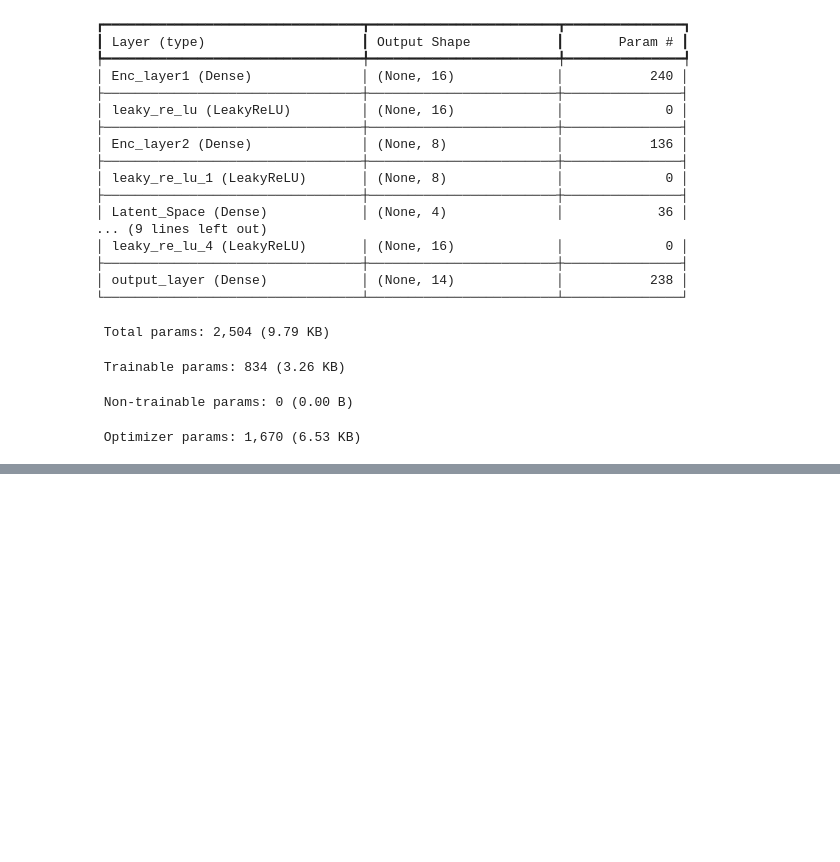
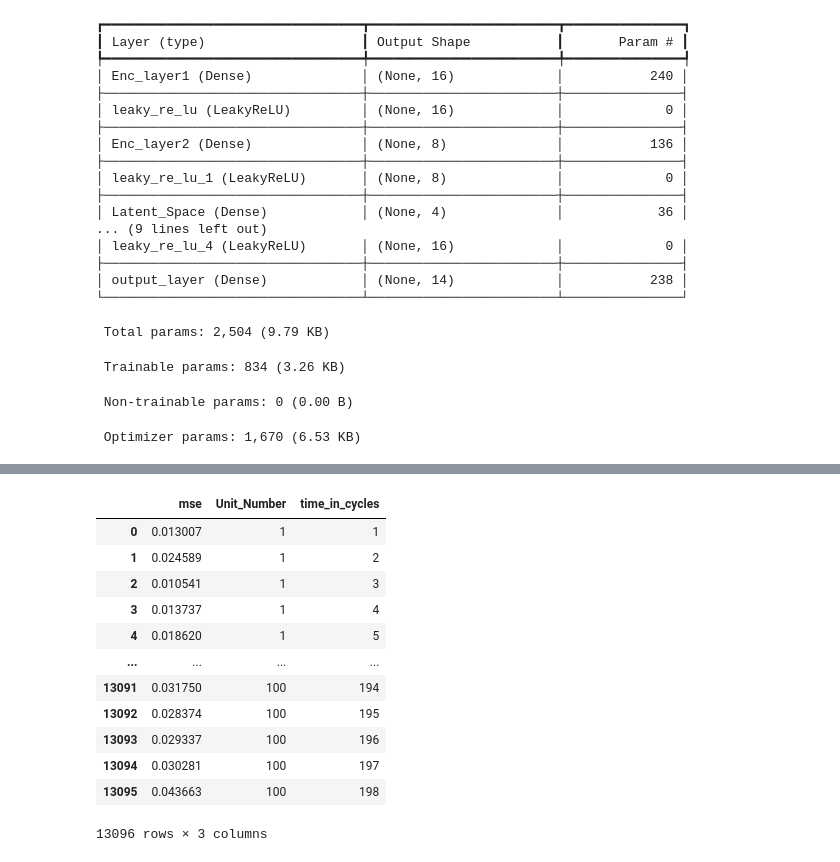
Before and after one commit to ShivaramHR/telemetry-anomaly-detector, a Jupyter notebook: Notebooks/AutoEncoder.ipynb, the cells around one changed output, grey strips where cells are left out. Cells and saved outputs as stored; diff of their text form; code cells hidden in the pictures; blank space fills up the shorter version.

```diff
--- a/Notebooks/AutoEncoder.ipynb
+++ b/Notebooks/AutoEncoder.ipynb
@@ -206,0 +243,20 @@ Model: "sequential"
+# %%
+data["Unit_Number"] = data["composite_id"] // 1000
+data["time_in_cycles"] = data["composite_id"] % 1000
+col = ["composite_id"]
+final_data = data.drop(columns = col)
+final_data
+# %% [output]
+|  | mse | Unit_Number | time_in_cycles |
+| 0 | 0.013007 | 1 | 1 |
+| 1 | 0.024589 | 1 | 2 |
+| 2 | 0.010541 | 1 | 3 |
+| 3 | 0.013737 | 1 | 4 |
+| 4 | 0.018620 | 1 | 5 |
+| ... | ... | ... | ... |
+| 13091 | 0.031750 | 100 | 194 |
+| 13092 | 0.028374 | 100 | 195 |
+| 13093 | 0.029337 | 100 | 196 |
+| 13094 | 0.030281 | 100 | 197 |
+| 13095 | 0.043663 | 100 | 198 |
+13096 rows × 3 columns
```
Also changed, not shown: parts of 8 cells of this notebook, 1 other file.
